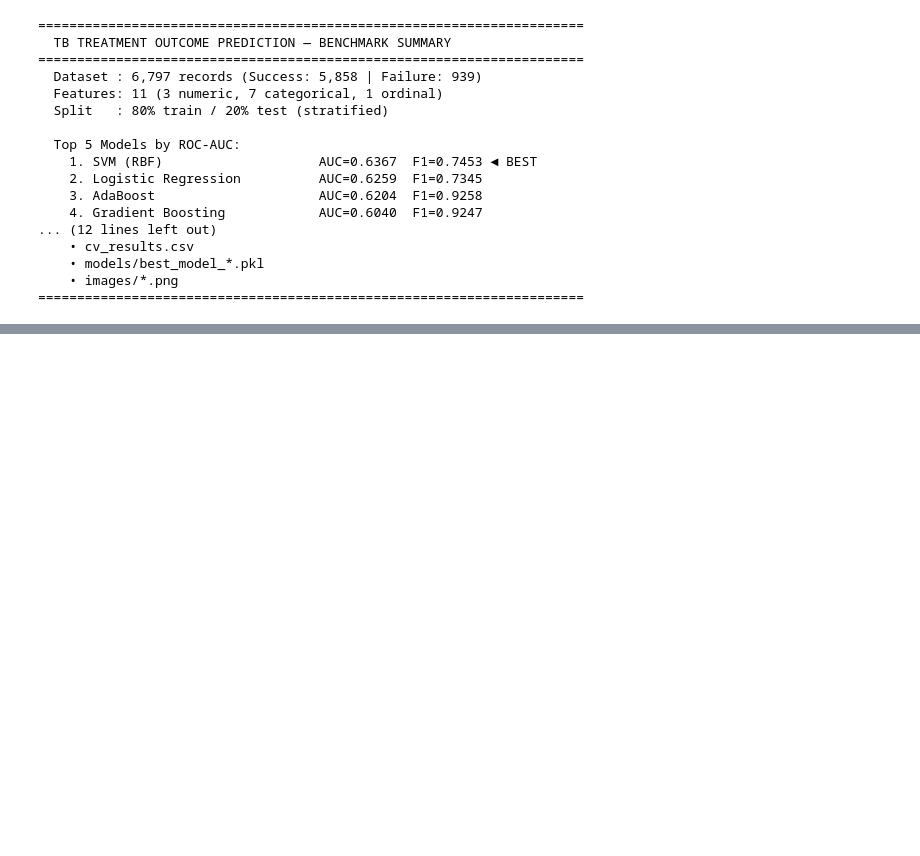
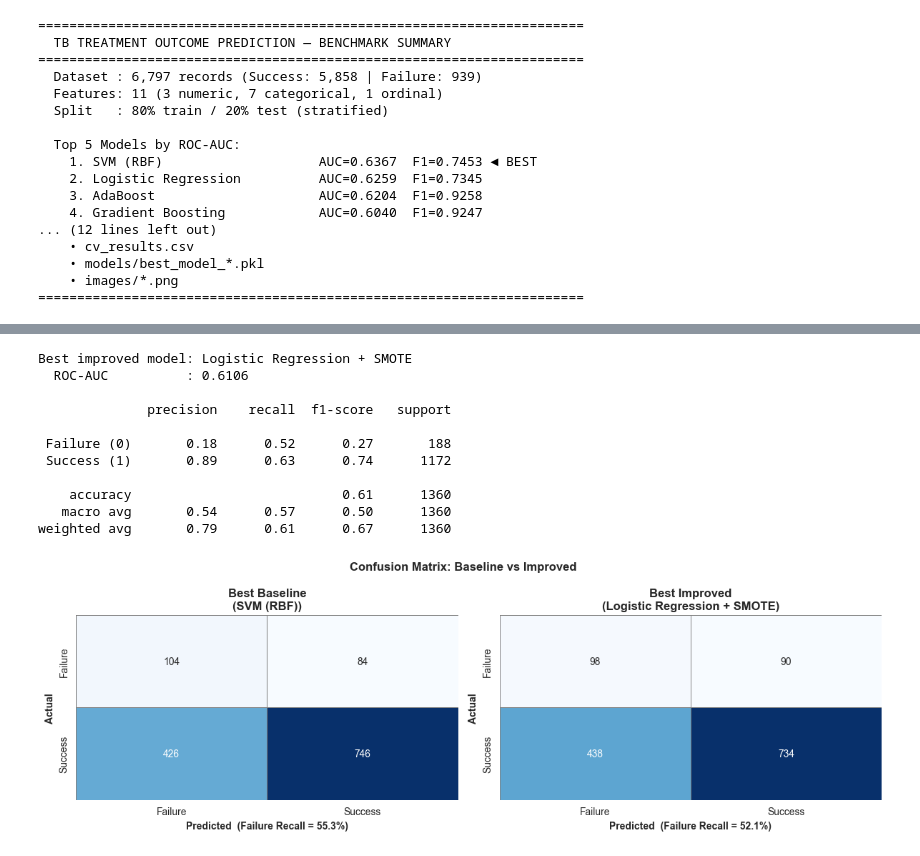
Before and after one commit to VladTemp27/TB-DOTS-CAR-CDSS, a Jupyter notebook: ml_treatment_outcome_prediction.ipynb, the cells around one changed output, grey strips where cells are left out. Cells and saved outputs as stored; diff of their text form; code cells hidden in the pictures; blank space fills up the shorter version.

```diff
--- a/ml_treatment_outcome_prediction.ipynb
+++ b/ml_treatment_outcome_prediction.ipynb
@@ -758,0 +1071,58 @@ print('=' * 70)
+# %%
+# ── Best improved model: detailed report & confusion matrix ───────────────
+best_imp_name = imp_df.iloc[0]['Model']
+best_imp_pipe = imp_trained_pipelines[best_imp_name]
+y_imp_pred    = best_imp_pipe.predict(X_imp_test)
+y_imp_proba   = best_imp_pipe.predict_proba(X_imp_test)[:, 1]
+
+print(f'Best improved model: {best_imp_name}')
+print(f"  ROC-AUC          : {roc_auc_score(y_imp_test, y_imp_proba):.4f}")
+print()
+print(classification_report(y_imp_test, y_imp_pred,
+                             target_names=['Failure (0)', 'Success (1)'], zero_division=0))
+
+# Identify best baseline model locally (highest ROC-AUC)
+_best_base_name = results_df.iloc[0]['Model']  # sorted by ROC-AUC
+_best_base_pred = trained_pipelines[_best_base_name].predict(X_test)
+
+# Confusion matrices: best baseline vs best improved
+fig, axes = plt.subplots(1, 2, figsize=(12, 4))
+titles = [
+    f'Best Baseline\n({_best_base_name})',
+    f'Best Improved\n({best_imp_name})',
+]
+test_sets = [
+    (y_test,     _best_base_pred),
+    (y_imp_test, y_imp_pred),
+]
+
+for ax, (yt, yp), title in zip(axes, test_sets, titles):
+    cm_ = confusion_matrix(yt, yp)
+    sns.heatmap(cm_, annot=True, fmt='d', cmap='Blues', ax=ax,
+                xticklabels=['Failure', 'Success'],
+                yticklabels=['Failure', 'Success'],
+                linewidths=0.5, linecolor='gray', cbar=False)
+    ax.set_title(title, fontweight='bold')
+    ax.set_ylabel('Actual', fontweight='bold')
+    # Annotate actual failure recall
+    tn, fp, fn, tp = cm_.ravel()
+    fail_recall = tn / (tn + fp) if (tn + fp) > 0 else 0
+    ax.set_xlabel(f'Predicted  (Failure Recall = {fail_recall:.1%})', fontweight='bold')
+
+plt.suptitle('Confusion Matrix: Baseline vs Improved', fontsize=12, fontweight='bold')
+plt.tight_layout()
+plt.savefig('outputs/images/cm_baseline_vs_improved.png', dpi=150, bbox_inches='tight')
+plt.show()
+# %% [output]
+Best improved model: Logistic Regression + SMOTE
+  ROC-AUC          : 0.6106
+
+              precision    recall  f1-score   support
+
+ Failure (0)       0.18      0.52      0.27       188
+ Success (1)       0.89      0.63      0.74      1172
+
+    accuracy                           0.61      1360
+   macro avg       0.54      0.57      0.50      1360
+weighted avg       0.79      0.61      0.67      1360
+[figure, added]
```
Also changed, not shown: parts of 9 cells of this notebook.
